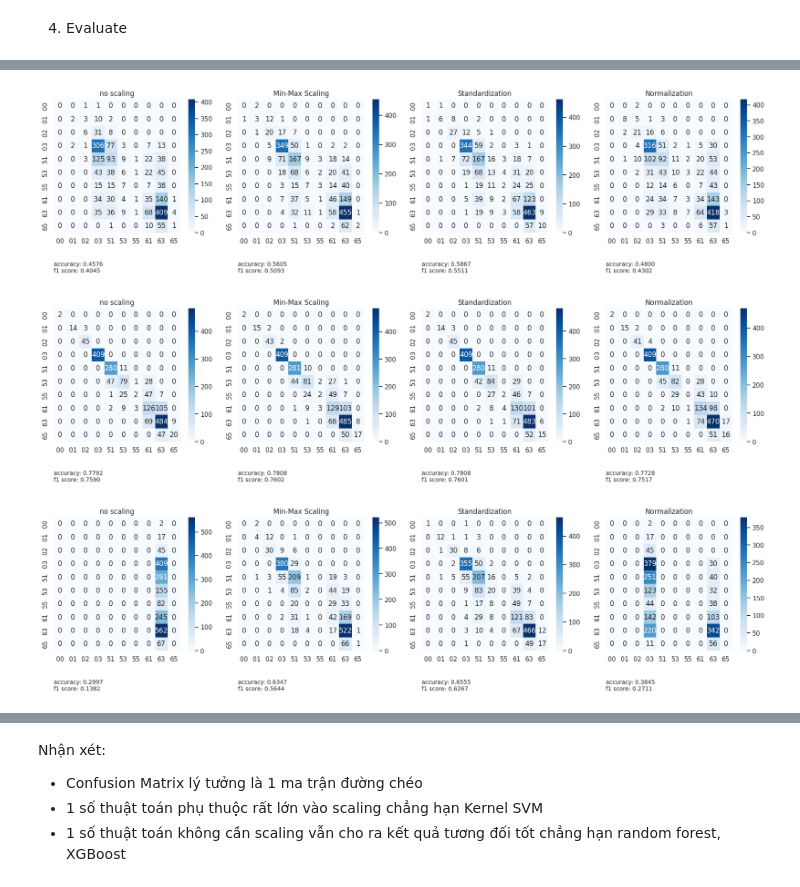
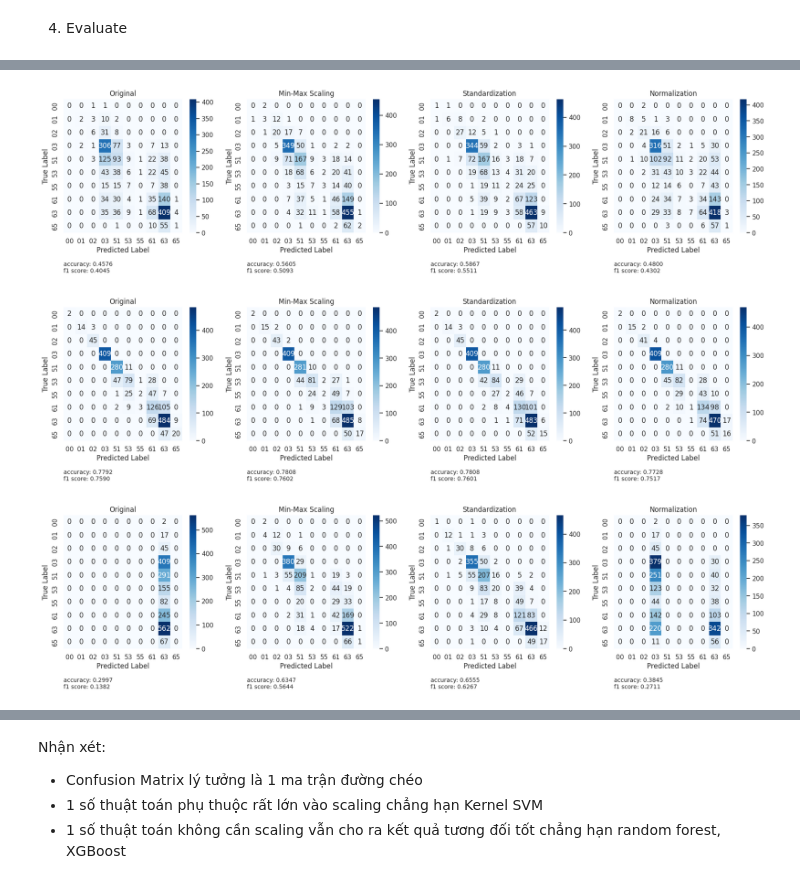
Before and after one commit to icarus7185/weather_analysis, a Jupyter notebook: main_analysis.ipynb, the cells around one changed output, grey strips where cells are left out. Cells and saved outputs as stored; diff of their text form; code cells hidden in the pictures.

```diff
--- a/main_analysis.ipynb
+++ b/main_analysis.ipynb
@@ -128,5 +123,10 @@ def display_confusion_matrix(Clf, y_label, save_name=None):
     plt.show()
 # %%
 final_score = []
+data_varian_size = 4
+
+X_train_varian_group = [X_train, X_train_mm, X_train_st, X_train_nm]
+X_test_varian_group = [X_test, X_test_mm, X_test_st, X_test_nm]
+varian_group_name = ["Original", "Min-Max Scaling", "Standardization", "Normalization"]
 # %%
 nb_score = []
@@ -150,59 +143,38 @@ display_confusion_matrix([nb1, nb2, nb3, nb4], y_label)
 # %%
 knn_score = []
+knn = []
 
-knn1 = My_KNN(X_train, X_test, y_train, y_test)
-knn_score.append(knn1.forward())
-
-knn2 = My_KNN(X_train_mm, X_test_mm, y_train, y_test)
-knn_score.append(knn2.forward())
-
-knn3 = My_KNN(X_train_st, X_test_st, y_train, y_test)
-knn_score.append(knn3.forward())
-
-knn4 = My_KNN(X_train_nm, X_test_nm, y_train, y_test)
-knn_score.append(knn4.forward())
+for i in range(data_varian_size):
+    knn.append(My_KNN(X_train_varian_group[i], X_test_varian_group[i], y_train, y_test))
+    knn_score.append(knn[i].forward())
 
 final_score.append(knn_score)
-display_confusion_matrix([knn1, knn2, knn3, knn4], y_label)
+display_confusion_matrix(knn, varian_group_name, y_label)
 # %% [output]
-[figure, old version]
+[figure, new version]
 # %%
-rdf_score = []
+rf_score = []
+rf = []
 
-rdf1 = My_RDF(X_train, X_test, y_train, y_test)
-rdf_score.append(rdf1.forward())
+for i in range(data_varian_size):
+    rf.append(My_RDF(X_train_varian_group[i], X_test_varian_group[i], y_train, y_test))
+    rf_score.append(rf[i].forward())
 
-rdf2 = My_RDF(X_train_mm, X_test_mm, y_train, y_test)
-rdf_score.append(rdf2.forward())
-
-rdf3 = My_RDF(X_train_st, X_test_st, y_train, y_test)
-rdf_score.append(rdf3.forward())
-
-rdf4 = My_RDF(X_train_nm, X_test_nm, y_train, y_test)
-rdf_score.append(rdf4.forward())
-
-final_score.append(rdf_score)
-display_confusion_matrix([rdf1, rdf2, rdf3, rdf4], y_label, "RF")
+final_score.append(rf_score)
+display_confusion_matrix(rf, varian_group_name, y_label, "RF")
 # %% [output]
-[figure, old version]
+[figure, new version]
 # %%
 svm_score = []
+svm = []
 
-svm1 = My_SVM(X_train, X_test, y_train, y_test)
-svm_score.append(svm1.forward())
-
-svm2 = My_SVM(X_train_mm, X_test_mm, y_train, y_test)
-svm_score.append(svm2.forward())
-
-svm3 = My_SVM(X_train_st, X_test_st, y_train, y_test)
-svm_score.append(svm3.forward())
-
-svm4 = My_SVM(X_train_nm, X_test_nm, y_train, y_test)
-svm_score.append(svm4.forward())
+for i in range(data_varian_size):
+    svm.append(My_SVM(X_train_varian_group[i], X_test_varian_group[i], y_train, y_test))
+    svm_score.append(svm[i].forward())
 
 final_score.append(svm_score)
-display_confusion_matrix([svm1, svm2, svm3, svm4], y_label)
+display_confusion_matrix(svm, varian_group_name, y_label)
 # %% [output]
-[figure, old version]
+[figure, new version]
 # %%
 lda_score = []
```
Also changed, not shown: parts of 8 cells of this notebook, 3 other files.
